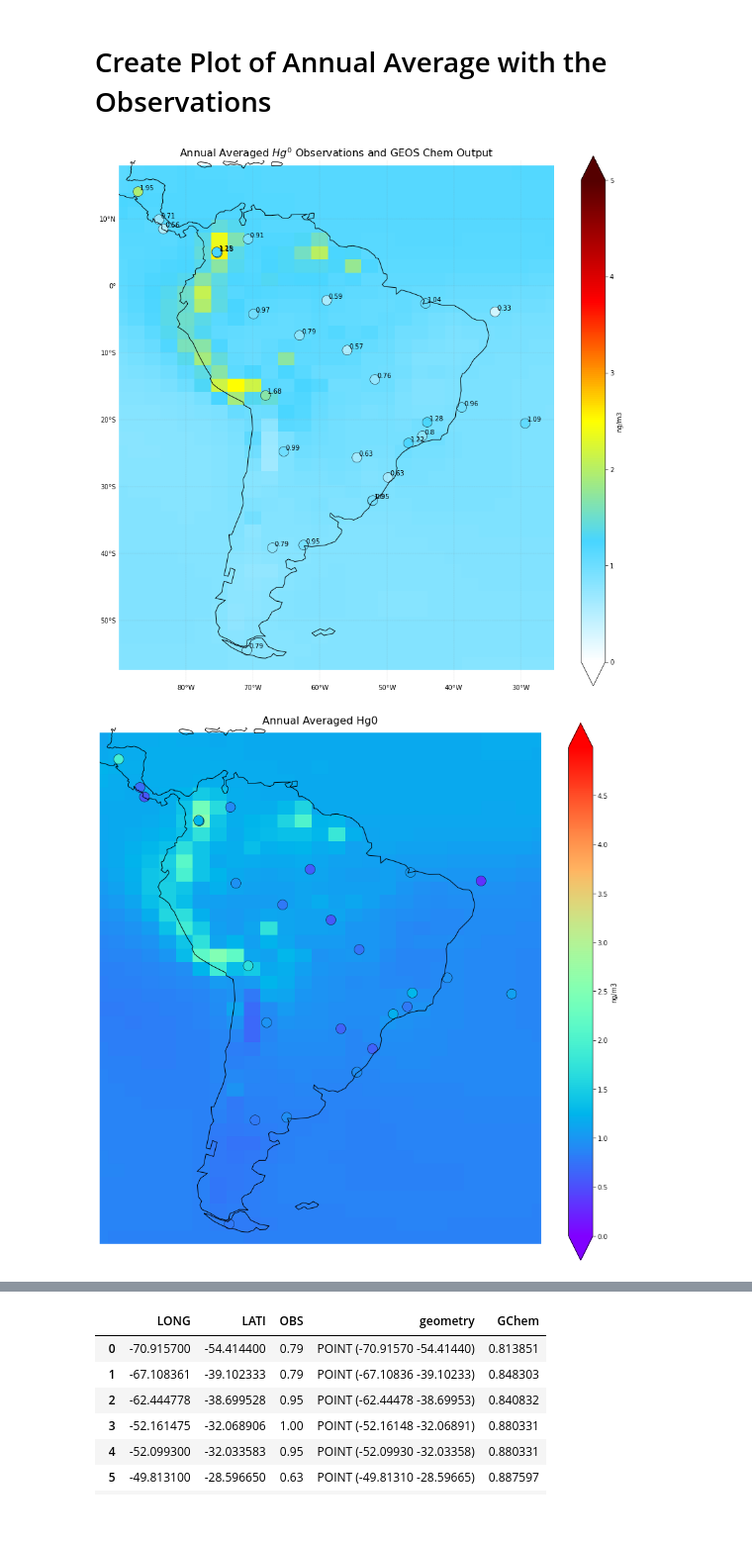
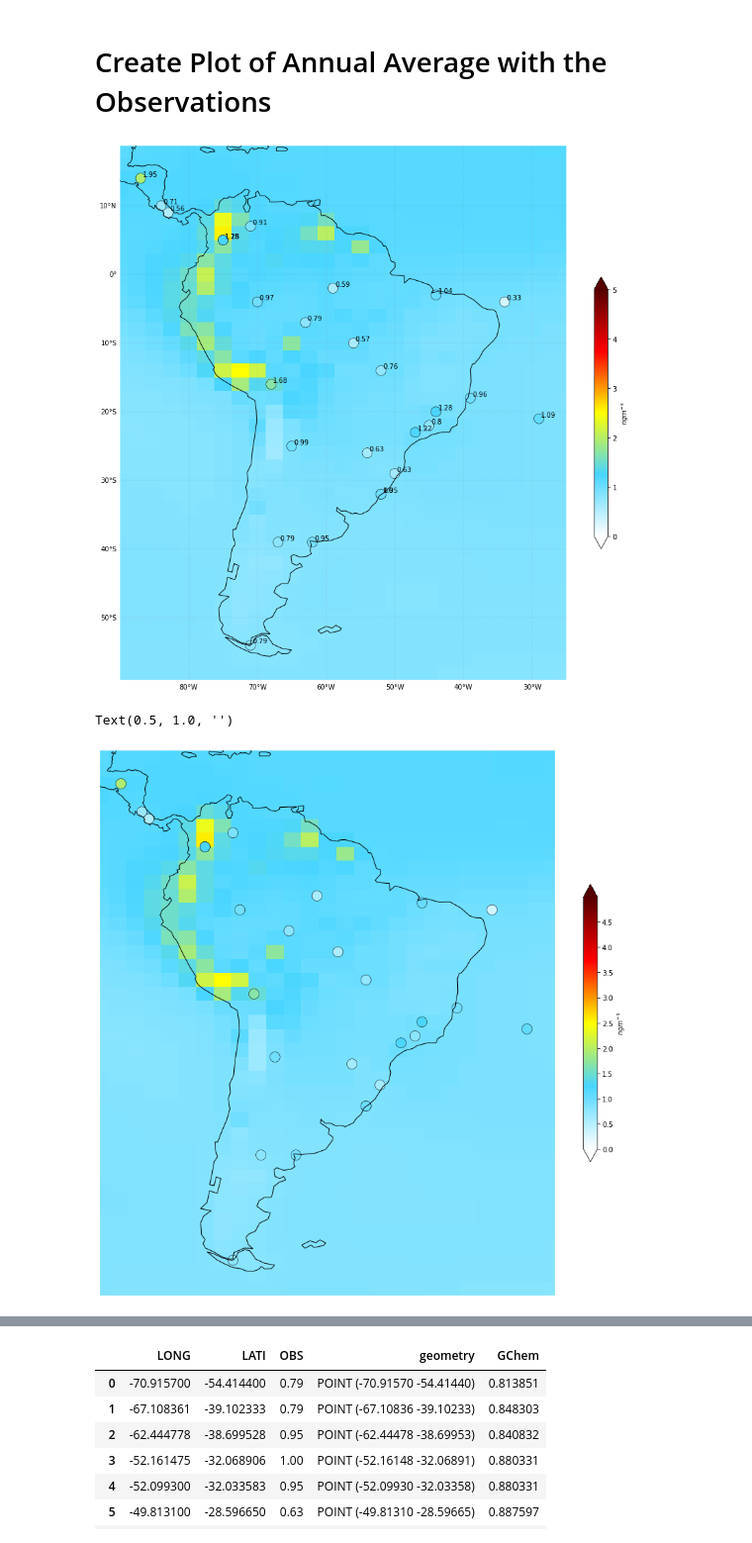
Before and after one commit to Shakes-tzd/MIT_TPP_thesis, a Jupyter notebook: JPnotebooks/LATAM_Passive_Sampler_Data_Analysis/Latam Tracer Concentrations Plots-2015.ipynb, the cells around one changed output, grey strips where cells are left out. Shown at 99% size. Cells and saved outputs as stored; diff of their text form; code cells hidden in the pictures.

```diff
--- a/JPnotebooks/LATAM_Passive_Sampler_Data_Analysis/Latam Tracer Concentrations Plots-2015.ipynb
+++ b/JPnotebooks/LATAM_Passive_Sampler_Data_Analysis/Latam Tracer Concentrations Plots-2015.ipynb
@@ -45,9 +45,9 @@ def fix_ds(ds):
 
 #open base files (with artisnal mining)
 ds_base=xr.open_mfdataset('/net/fs03/d1/angot/postdoc/GMA_2018/my_runs/production_runs_2x2.5/BASE/netcdf_output/trac.2015*.nc',
-                         preprocess=fix_ds, concat_dim=['time'], combine='by_coords')
+                         preprocess=fix_ds, concat_dim=['time'], combine='nested',drop_variables='DXYP__DXYP')
 ds_base14=xr.open_mfdataset('/net/fs03/d1/angot/postdoc/GMA_2018/my_runs/production_runs_2x2.5/BASE/netcdf_output/trac.2014*.nc',
-                         preprocess=fix_ds, concat_dim=['time'], combine='by_coords')
+                         preprocess=fix_ds, concat_dim=['time'], combine='nested',drop_variables='DXYP__DXYP')
 # %% [markdown]
 # Extract emission sources
 # %%
@@ -222,0 +225,4 @@ plt.title(ds_srce['HG-SRCE__Hg0_an'].attrs['long_name'], fontsize = 16); #title
+# %%
+
+Hg_avPERyear=(ds_base['IJ-AVG-S__Hg0']*ppt* (ds_base['BXHGHT-S__PMID']*100)/(ds_base['BXHGHT-S__T']*R)*MW*1e9).mean(dim='time')
+Hg_avPERyear
@@ -471,6 +443,8 @@ Lapan= pd.read_csv('LapanData.csv')
 # Creating GeoPandas GeoDataFrame using the Pandas Dataframe
 Lapan_gdf = gpd.GeoDataFrame(Lapan, geometry = gpd.points_from_xy(Lapan['Longitude'],Lapan['Latitude'] ))
 # %%
+Lapan_gdf['Longitude']=Lapan_gdf['Longitude'].round()
+Lapan_gdf['Latitude']=Lapan_gdf['Latitude'].round()
 Lapan_gdf=Lapan_gdf.sort_values('Latitude') #sort the data from passive samplers by latitude
 Lapan_gdf
 # %% [output]
@@ -556,11 +530,11 @@ ax = plt.axes(projection=ccrs.PlateCarree(), frameon=True)
 norm = mpl.colors.Normalize(vmin=0, vmax=5)
 cmap = mpl.cm.ScalarMappable(norm=norm, cmap=WhGrYlRd).cmap
 
-LAPA.plot(ax=ax, #set the axis
+Hg_avPERyear[0,:,:].plot(ax=ax,x='LON',y='LAT', #set the axis
                         #levels = np.arange(0, 5, .01), #set the levels for our colorbars
                        extend='both',#extend the colorbar in both directions
                        transform=ccrs.PlateCarree(), #fit data into map
-                       cbar_kwargs={'label':ds_b['IJ-AVG-S_Hg0'].attrs['unit']}, #label our colorbar (use ds_a just to get units)
+                       cbar_kwargs={'label':'$ngm^{-3}$','shrink':0.5}, #label our colorbar (use ds_a just to get units)
                         cmap=cmap,norm=norm)  #choose color for our colorbar
 #L_OB_GEO.plot(ax=ax,marker='o',levels = np.arange(0, 5, .01),cmap='hsv', markersize=20,)
 gplt.pointplot(L_OB_GEO,hue='OBS', cmap=cmap,norm=norm,ax=ax,edgecolor='black', linewidth=0.5,s = 15
@@ -580,37 +554,43 @@ gl.ylabels_left = True
 gl.ylabels_right = False
 gl.xlines = True
 gl.ylines = True
-plt.title('Annual Averaged $Hg^0$ Observations and GEOS Chem Output', fontsize = 16); #title
+plt.title('')
+# plt.title('Annual Averaged $Hg^0$ Observations and GEOS Chem Output', fontsize = 16); #title
 #av=df_d.resample('AS').mean()
 #print('Global Average Value from Model: ',av['IJ-AVG-S_Hg0'][0])
+name='Passive Sampler vs Model'
+savepath='/home/tzd/fs03/d1/tzd/Data_analysis/MIT_TPP_thesis/figures/Passive_Samplers/'+name+'.pdf'
+fig.savefig(savepath,bbox_inches='tight')
 # %% [output]
-[figure, old version]
+[figure, new version]
 # %%
 #longitude=slice(-92.0,-25.0),latitude=slice(-58,18))]
 
 fig = plt.figure(figsize=[15,15])
 ax = fig.add_subplot(111, projection=ccrs.PlateCarree())
 
-LAPA.plot(ax=ax, #set the axis
+Hg_avPERyear[0,:,:].plot(ax=ax,x='LON',y='LAT', #set the axis
                         levels = np.arange(0, 5, .01), #set the levels for our colorbars
                        extend='both',#extend the colorbar in both directions
                        transform=ccrs.PlateCarree(), #fit data into map
-                       cbar_kwargs={'label':ds_b['IJ-AVG-S_Hg0'].attrs['unit']}, #label our colorbar (use ds_a just to get units)
-                        cmap='rainbow')  #choose color for our colorbar
-gplt.pointplot(L_OB_GEO,hue='OBS', cmap='rainbow', norm=norm,ax=ax,edgecolor='black', linewidth=0.5,s = 15
+                       cbar_kwargs={'label':'$ngm^{-3}$','shrink':0.5}, #label our colorbar (use ds_a just to get units)
+                        cmap=cmap)  #choose color for our colorbar
+gplt.pointplot(L_OB_GEO,hue='OBS', cmap=cmap, norm=norm,ax=ax,edgecolor='black', linewidth=0.5,s = 15
 )
 #for x, y, label in zip(L_OB_GEO.geometry.x, L_OB_GEO.geometry.y, L_OB_GEO.OBS):
       #  ax.annotate(label, xy=(x, y), xytext=(3, 3), textcoords="offset points")
 
 
 ax.set_extent([-90, -25, -55, 16])
 ax.coastlines() #add coastlines
 #-92ax.set_extent([-150, -20, -90, 90])
-plt.title('Annual Averaged Hg0', fontsize = 16); #title
+plt.title('')
+# plt.title('Annual Averaged Hg0', fontsize = 16); #title
 #av=df_d.resample('AS').mean()
 #print('Global Average Value from Model: ',av['IJ-AVG-S_Hg0'][0])
 # %% [output]
+Text(0.5, 1.0, '')
-[figure, old version]
+[figure, new version]
 # %%
 import matplotlib as mpl
 fig = plt.figure(figsize=[15,15])
```
Also changed, not shown: parts of 47 cells of this notebook, 5 other files.
